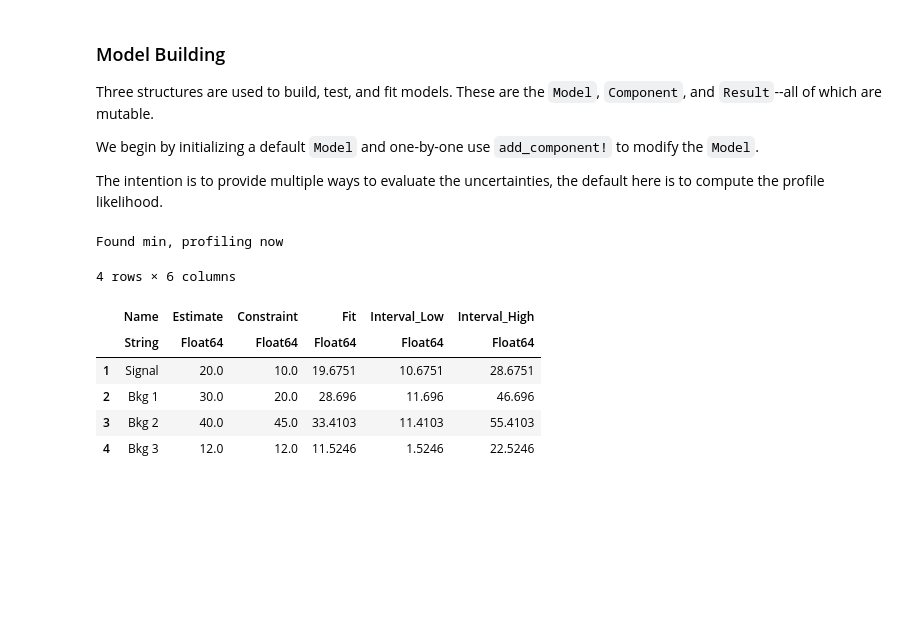
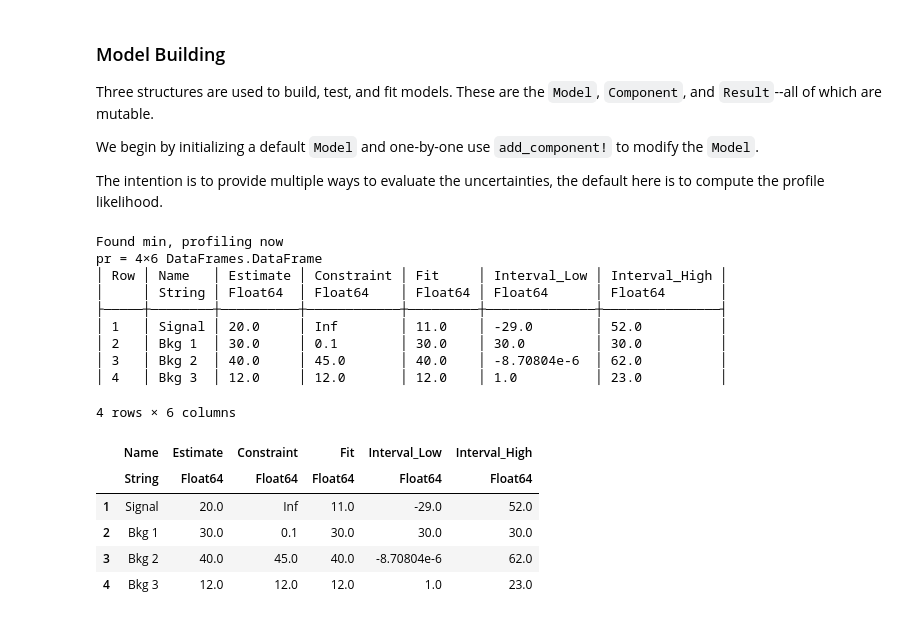
Before and after one commit to MorganAskins/watchfish, a Jupyter notebook: protofish.ipynb, the cells around one changed output. Drawn from its saved outputs; the diff is of its cells as text; code cells hidden in the pictures; blank space fills up the shorter version.

```diff
--- a/protofish.ipynb
+++ b/protofish.ipynb
@@ -79,31 +82,40 @@ The intention is to provide multiple ways to evaluate the uncertainties, the def
 # %%
 # In the fish model we take the generic likelihood and enforce poisson statistics, thereby
 # eliminating correlations between parameters.
 
 m = Model()
 
-add_component!(m, "Signal", 20.0; σ=10.0)
-add_component!(m, "Bkg 1",  30.0; σ=20.0)
+add_component!(m, "Signal", 20.0; σ=Inf)
+add_component!(m, "Bkg 1",  30.0; σ=0.1)
 add_component!(m, "Bkg 2",  40.0; σ=45.0)
 add_component!(m, "Bkg 3",  12.0; σ=12.0)
 
 data = 93 #events
 results = run_fish!(m, data)
 
 println("Found min, profiling now")
 
 # Results stored in a DataFrame.jl
 compute_profiled_uncertainties!(results; σ=1)
-pretty_results(results)
+pr = pretty_results(results)
+@show pr
 # %% [output]
 Found min, profiling now
+pr = 4×6 DataFrames.DataFrame
+│ Row │ Name   │ Estimate │ Constraint │ Fit     │ Interval_Low │ Interval_High │
+│     │ String │ Float64  │ Float64    │ Float64 │ Float64      │ Float64       │
+├─────┼────────┼──────────┼────────────┼─────────┼──────────────┼───────────────┤
+│ 1   │ Signal │ 20.0     │ Inf        │ 11.0    │ -29.0        │ 52.0          │
+│ 2   │ Bkg 1  │ 30.0     │ 0.1        │ 30.0    │ 30.0         │ 30.0          │
+│ 3   │ Bkg 2  │ 40.0     │ 45.0       │ 40.0    │ -8.70804e-6  │ 62.0          │
+│ 4   │ Bkg 3  │ 12.0     │ 12.0       │ 12.0    │ 1.0          │ 23.0          │
 4 rows × 6 columns
 |  | Name | Estimate | Constraint | Fit | Interval_Low | Interval_High |
 |  | String | Float64 | Float64 | Float64 | Float64 | Float64 |
-| 1 | Signal | 20.0 | 10.0 | 19.6751 | 10.6751 | 28.6751 |
-| 2 | Bkg 1 | 30.0 | 20.0 | 28.696 | 11.696 | 46.696 |
-| 3 | Bkg 2 | 40.0 | 45.0 | 33.4103 | 11.4103 | 55.4103 |
-| 4 | Bkg 3 | 12.0 | 12.0 | 11.5246 | 1.5246 | 22.5246 |
+| 1 | Signal | 20.0 | Inf | 11.0 | -29.0 | 52.0 |
+| 2 | Bkg 1 | 30.0 | 0.1 | 30.0 | 30.0 | 30.0 |
+| 3 | Bkg 2 | 40.0 | 45.0 | 40.0 | -8.70804e-6 | 62.0 |
+| 4 | Bkg 3 | 12.0 | 12.0 | 12.0 | 1.0 | 23.0 |
 # %%
 using PyPlot
 plt.style.use("watchman")
```
Also changed, not shown: parts of 5 cells of this notebook, 2 other files.
